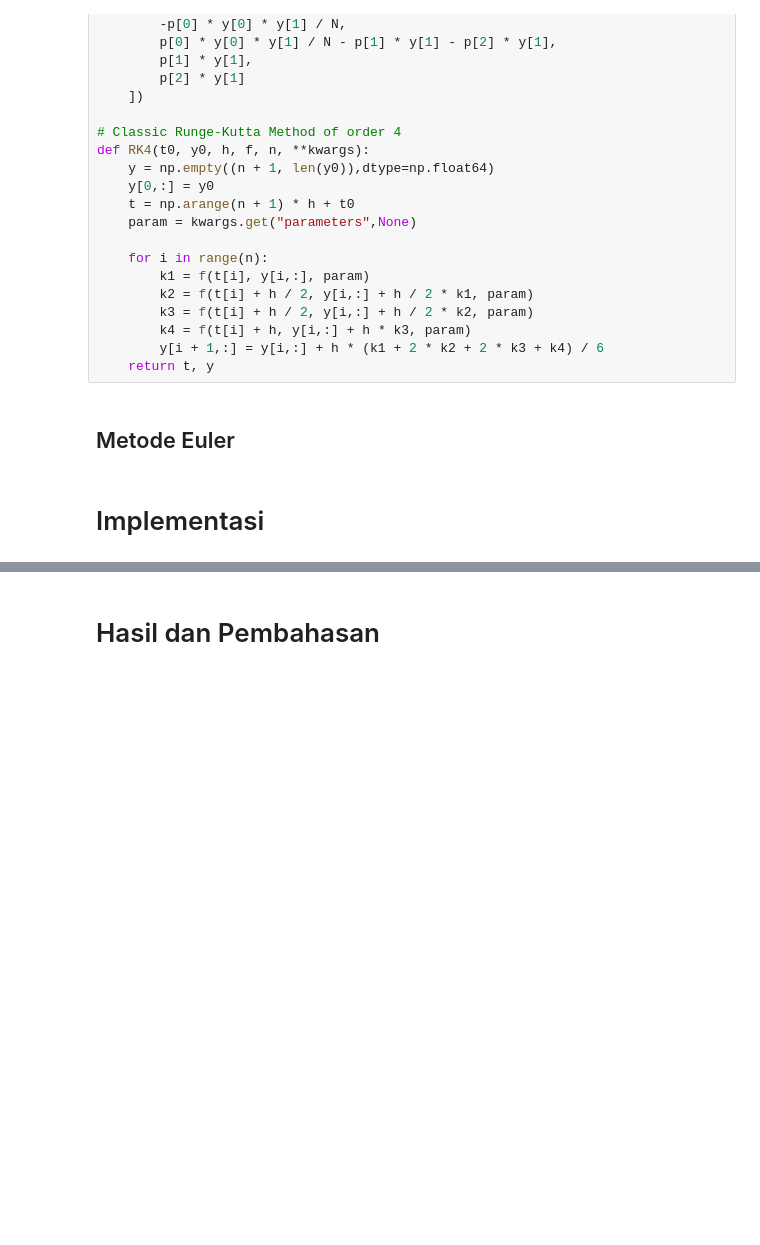
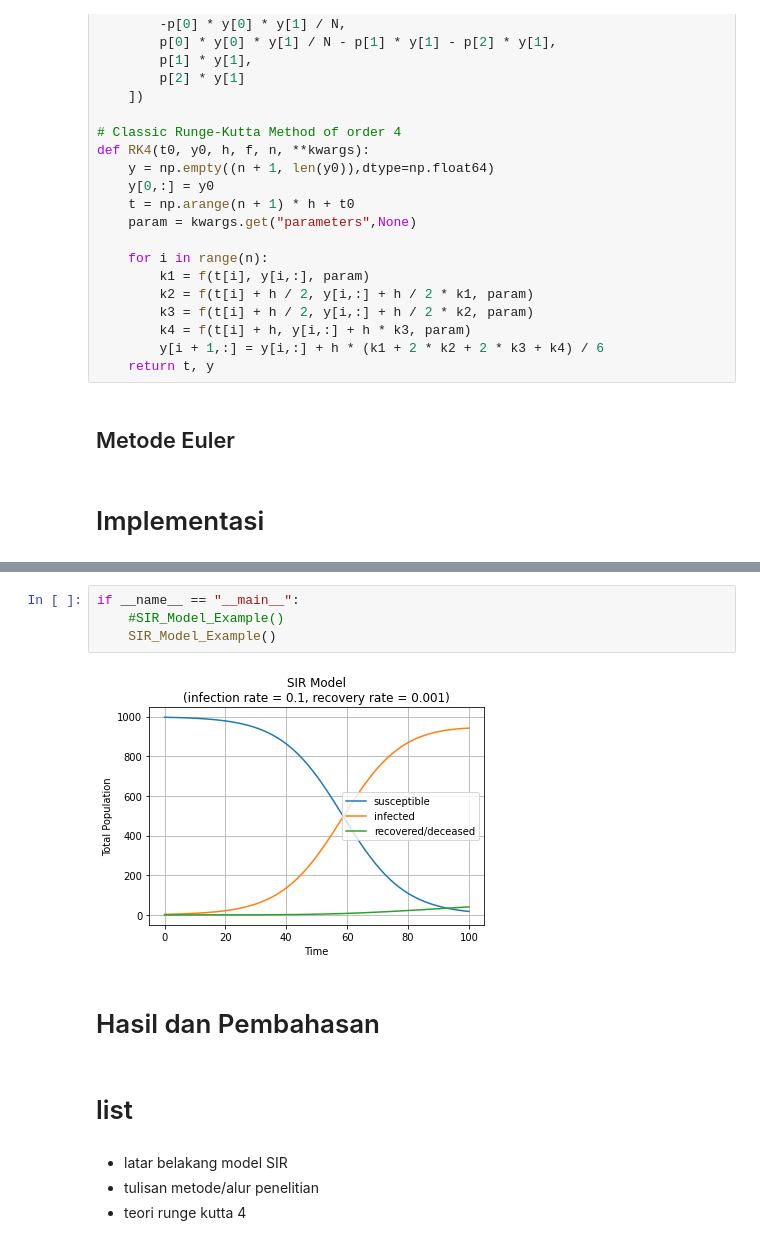
Before and after one commit to fadillarizalul/spsf-final-project, a Jupyter notebook: coba_spsf.ipynb, the cells around one changed output, grey strips where cells are left out. Saved outputs shown, nothing was run; the diff lists cells and outputs as text; blank space fills up the shorter version.

```diff
--- a/coba_spsf.ipynb
+++ b/coba_spsf.ipynb
@@ -130,2 +210,14 @@ def RK4(t0, y0, h, f, n, **kwargs):
+# %%
+if __name__ == "__main__":
+    #SIR_Model_Example()
+    SIR_Model_Example()
+# %% [output]
+[figure, added]
 # %% [markdown]
 # Hasil dan Pembahasan
+# %% [markdown]
+# list
+# %% [markdown]
+- latar belakang model SIR
+- tulisan metode/alur penelitian
+- teori runge kutta 4
```
Also changed, not shown: parts of 4 cells of this notebook.
